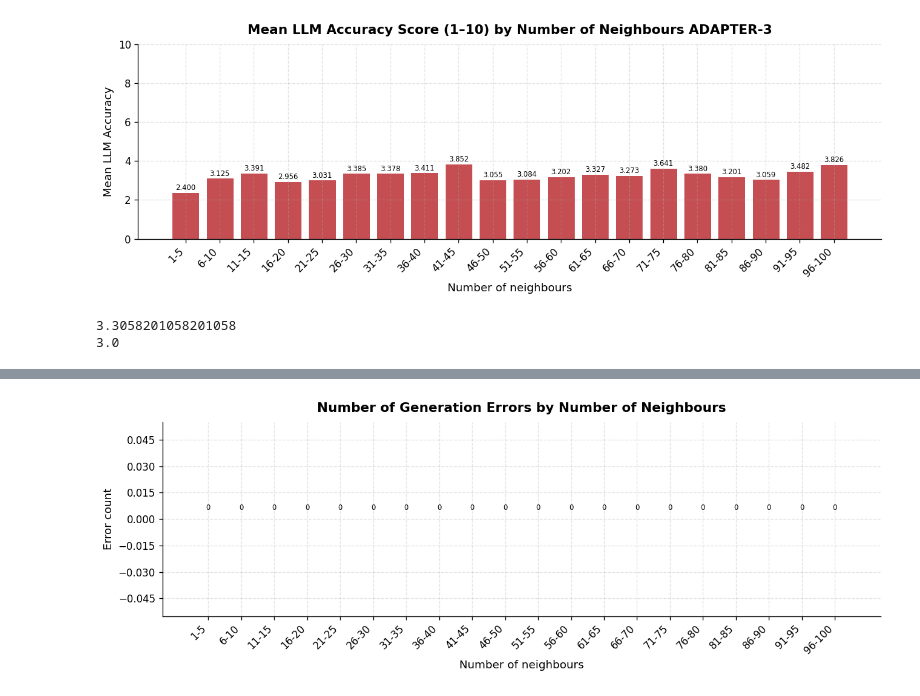
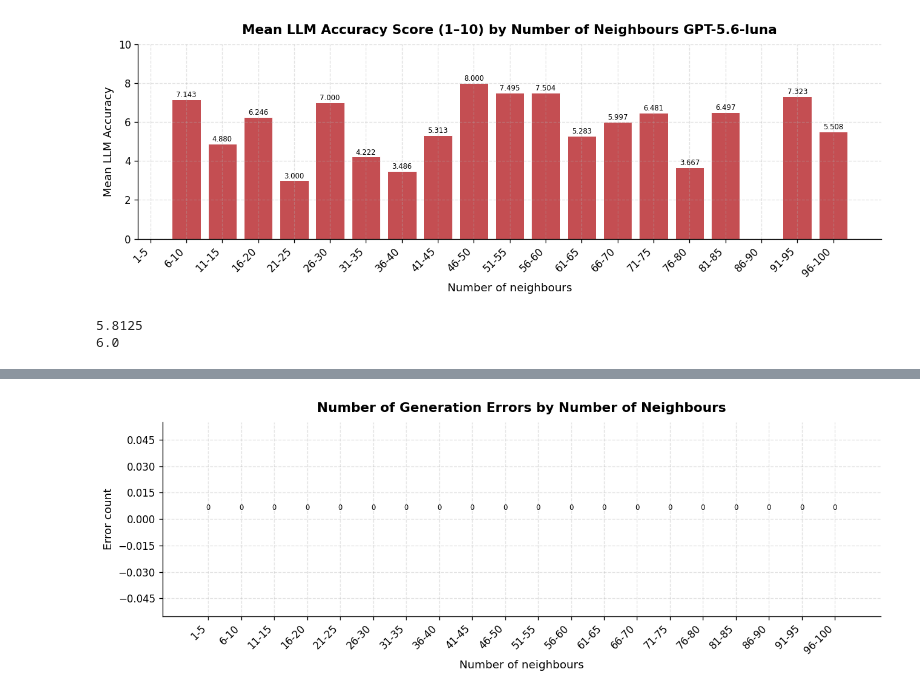
Before and after one commit to gemacsanad/bsc-thesis, a Jupyter notebook: experiments/prompt_sensitivity_gpt/04_era4/analysis.ipynb, the cells around one changed output, grey strips where cells are left out. Drawn from its saved outputs; the diff is of its cells as text; code cells hidden in the pictures.

```diff
--- a/experiments/prompt_sensitivity_gpt/04_era4/analysis.ipynb
+++ b/experiments/prompt_sensitivity_gpt/04_era4/analysis.ipynb
@@ -96,18 +102,18 @@ bar_plot(bert_mean,
 # %%
 # ── 3. Mean LLM Accuracy ──────────────────────────────────────────────────────
 acc_mean = weighted_group_mean(df, 'llm_accuracy')
 bar_plot(acc_mean,
-         title='Mean LLM Accuracy Score (1–10) by Number of Neighbours ADAPTER-3',
+         title='Mean LLM Accuracy Score (1–10) by Number of Neighbours GPT-5.6-luna',
          ylabel='Mean LLM Accuracy',
          color='#C44E52',
          ylim=(0, 10))
 
 print(df['llm_accuracy'].mean())
 print(df['llm_accuracy'].median())
 # %% [output]
-[figure, old version]
+[figure, new version]
-3.3058201058201058
-3.0
+5.8125
+6.0
 # %%
 # ── LLM Accuracy score distribution ───────────────────────────────────────────
 SCORE_RANGE = list(range(1, 11))
```
Also changed, not shown: parts of 11 cells of this notebook, 41 other files.
